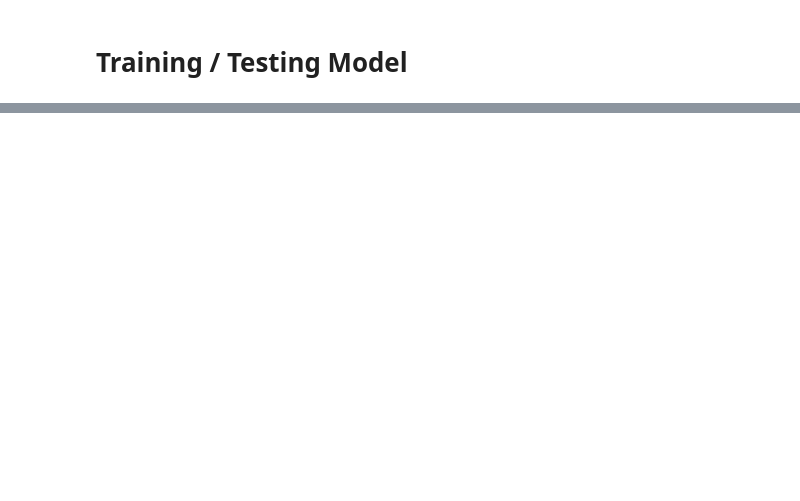
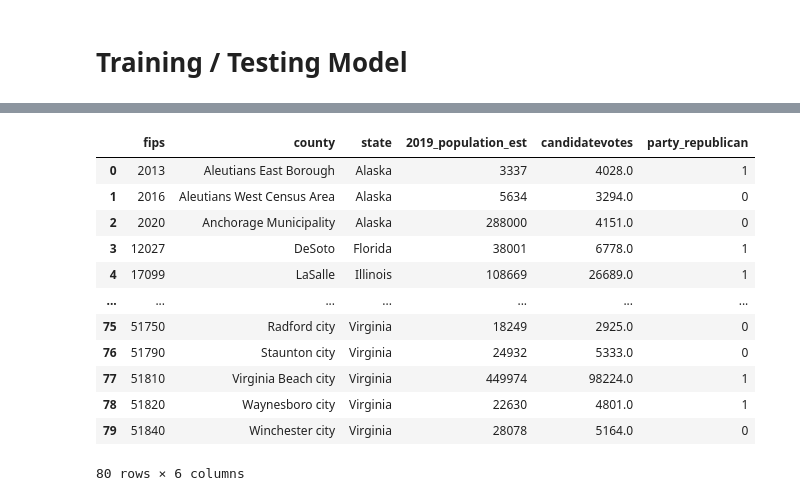
Before and after one commit to CCom20/covid-ml-application, a Jupyter notebook: notebooks/county_machine_learning_notebook.ipynb, the cells around one changed output, grey strips where cells are left out. Saved outputs shown, nothing was run; the diff lists cells and outputs as text; code cells hidden in the pictures; blank space fills up the shorter version.

```diff
--- a/notebooks/county_machine_learning_notebook.ipynb
+++ b/notebooks/county_machine_learning_notebook.ipynb
@@ -182,0 +194,6 @@ pd.DataFrame(results)
+# %%
+population_df = fips.merge(population_data, how="inner", left_on=["state", "county"], right_on=["state", "county"])
+# %%
+merged_df = population_df.merge(missing_df, how="inner", on="fips")
+# %%
+merged_df = merged_df[["fips", "county", "state_x", "2019_population_est", "candidatevotes", "party_republican"]]
@@ -182,0 +207,16 @@ pd.DataFrame(results)
+# %%
+merged_df
+# %% [output]
+|  | fips | county | state | 2019_population_est | candidatevotes | party_republican |
+| 0 | 2013 | Aleutians East Borough | Alaska | 3337 | 4028.0 | 1 |
+| 1 | 2016 | Aleutians West Census Area | Alaska | 5634 | 3294.0 | 0 |
+| 2 | 2020 | Anchorage Municipality | Alaska | 288000 | 4151.0 | 0 |
+| 3 | 12027 | DeSoto | Florida | 38001 | 6778.0 | 1 |
+| 4 | 17099 | LaSalle | Illinois | 108669 | 26689.0 | 1 |
+| ... | ... | ... | ... | ... | ... | ... |
+| 75 | 51750 | Radford city | Virginia | 18249 | 2925.0 | 0 |
+| 76 | 51790 | Staunton city | Virginia | 24932 | 5333.0 | 0 |
+| 77 | 51810 | Virginia Beach city | Virginia | 449974 | 98224.0 | 1 |
+| 78 | 51820 | Waynesboro city | Virginia | 22630 | 4801.0 | 1 |
+| 79 | 51840 | Winchester city | Virginia | 28078 | 5164.0 | 0 |
+80 rows × 6 columns
```
Also changed, not shown: parts of 80 cells of this notebook, 1 other file.
